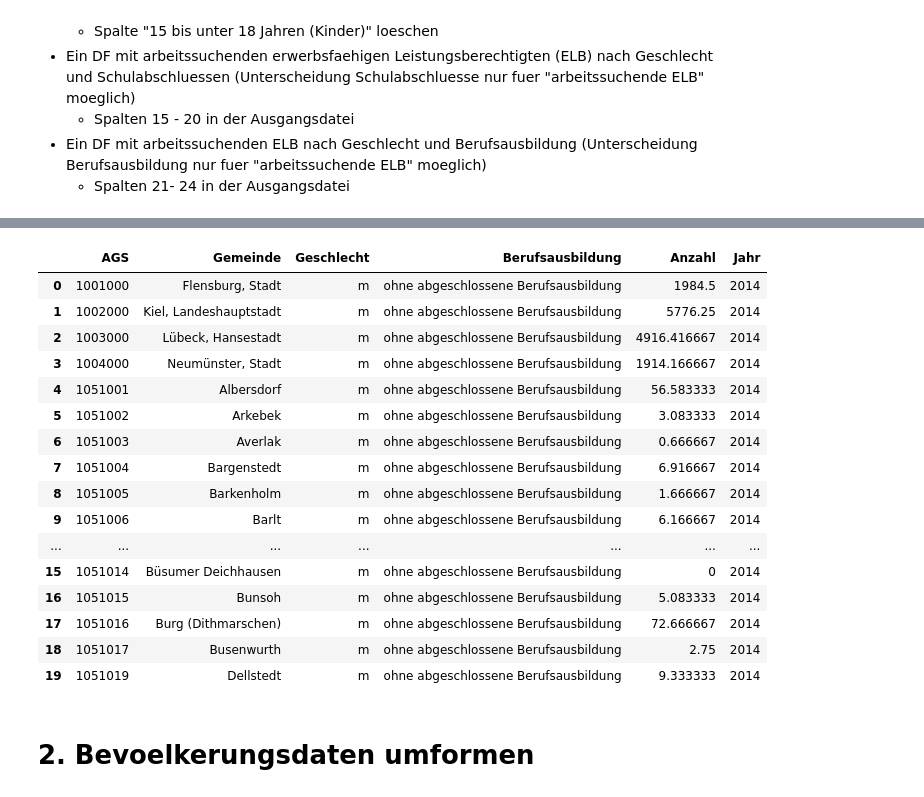
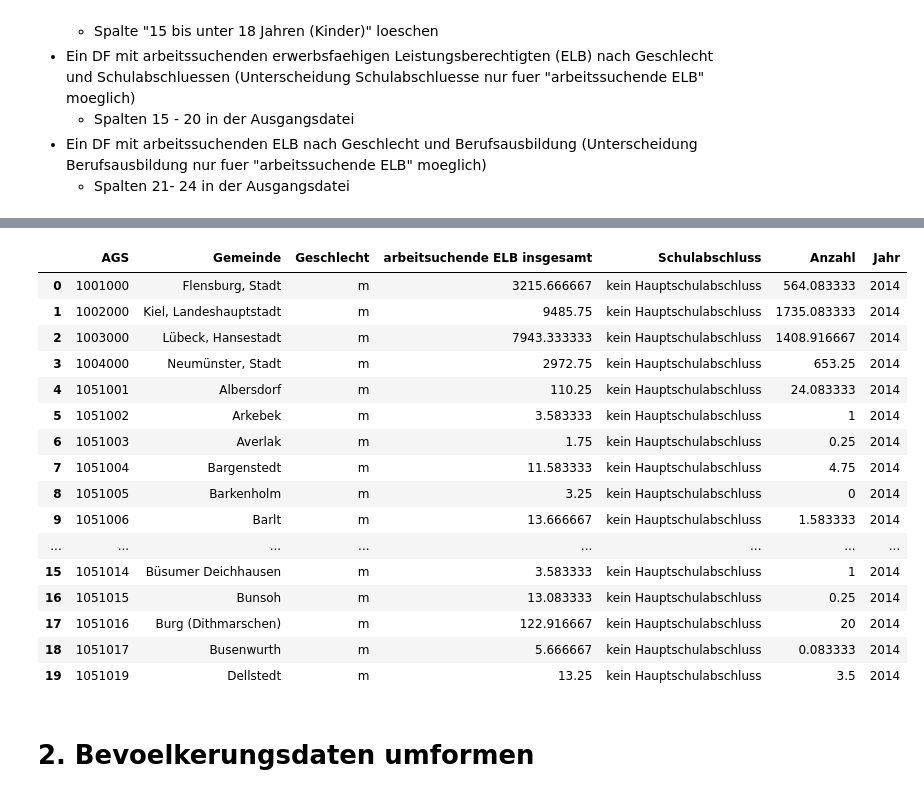
Before and after one commit to tobias-vetterle/mikrokosmos, a Jupyter notebook: aufbereitung_mikrokosmos.ipynb, the cells around one changed output, grey strips where cells are left out. Cells and saved outputs as stored; diff of their text form; code cells hidden in the pictures.

```diff
--- a/aufbereitung_mikrokosmos.ipynb
+++ b/aufbereitung_mikrokosmos.ipynb
@@ -222,15 +245,15 @@ def apply_transformation(df, year):
     LB_nach_Altersgruppen["Jahr"] = pd.to_numeric(LB_nach_Altersgruppen["Jahr"], downcast="integer")
 
     # gleicher Vorgang fuer arbeitssuchende ELB nach Schulabschluessen
-    ELB_arbeitssuchend_nach_Schulabschluessen = df.iloc[:, [14, 15, 16, 17, 18, 19, 24, 25, 26]].copy()
-    ELB_arbeitssuchend_nach_Schulabschluessen = pd.melt(ELB_arbeitssuchend_nach_Schulabschluessen, id_vars=['AGS', 'Gemeinde', 'Geschlecht'], value_vars=['kein Hauptschulabschluss', 'Hauptschulabschluss', 'mittlere Reife', 'Fachhochschule', 'Abitur/ Hochschulreife', 'keine Angabe'], var_name='Schulabschluss', value_name='Anzahl')
+    ELB_arbeitssuchend_nach_Schulabschluessen = df.iloc[:, [13, 14, 15, 16, 17, 18, 19, 24, 25, 26]].copy()
+    ELB_arbeitssuchend_nach_Schulabschluessen = pd.melt(ELB_arbeitssuchend_nach_Schulabschluessen, id_vars=['AGS', 'Gemeinde', 'Geschlecht', 'arbeitsuchende ELB insgesamt'], value_vars=['kein Hauptschulabschluss', 'Hauptschulabschluss', 'mittlere Reife', 'Fachhochschule', 'Abitur/ Hochschulreife', 'keine Angabe'], var_name='Schulabschluss', value_name='Anzahl')
     ELB_arbeitssuchend_nach_Schulabschluessen['Jahr'] = year
     ELB_arbeitssuchend_nach_Schulabschluessen["AGS"] = pd.to_numeric(ELB_arbeitssuchend_nach_Schulabschluessen["AGS"], downcast="integer")
     ELB_arbeitssuchend_nach_Schulabschluessen["Jahr"] = pd.to_numeric(ELB_arbeitssuchend_nach_Schulabschluessen["Jahr"], downcast="integer")
 
     # gleicher Vorgang fuer die ELB arbeitssuchend nach Berufsausbildung
-    ELB_arbeitssuchend_nach_Berufsausbildung = df.iloc[:, [20, 21, 22, 23, 24, 25, 26]].copy()
-    ELB_arbeitssuchend_nach_Berufsausbildung = pd.melt(ELB_arbeitssuchend_nach_Berufsausbildung, id_vars=['AGS', 'Gemeinde', 'Geschlecht'], value_vars=['ohne abgeschlossene Berufsausbildung', 'betriebliche/schulische Ausbildung', 'akademische Ausbildung', 'keine Angabe'], var_name='Berufsausbildung', value_name='Anzahl')
+    ELB_arbeitssuchend_nach_Berufsausbildung = df.iloc[:, [13, 20, 21, 22, 23, 24, 25, 26]].copy()
+    ELB_arbeitssuchend_nach_Berufsausbildung = pd.melt(ELB_arbeitssuchend_nach_Berufsausbildung, id_vars=['AGS', 'Gemeinde', 'Geschlecht', 'arbeitsuchende ELB insgesamt'], value_vars=['ohne abgeschlossene Berufsausbildung', 'betriebliche/schulische Ausbildung', 'akademische Ausbildung', 'keine Angabe'], var_name='Berufsausbildung', value_name='Anzahl')
     ELB_arbeitssuchend_nach_Berufsausbildung['Jahr'] = year
     ELB_arbeitssuchend_nach_Berufsausbildung["AGS"] = pd.to_numeric(ELB_arbeitssuchend_nach_Berufsausbildung["AGS"], downcast="integer")
     ELB_arbeitssuchend_nach_Berufsausbildung["Jahr"] = pd.to_numeric(ELB_arbeitssuchend_nach_Berufsausbildung["Jahr"], downcast="integer")
@@ -249,27 +272,25 @@ LB_nach_Altersgruppen_2020, ELB_arbeitssuchend_nach_Schulabschluessen_2020, ELB_
 LB_nach_Altersgruppen_2021, ELB_arbeitssuchend_nach_Schulabschluessen_2021, ELB_arbeitssuchend_nach_Berufsausbildung_2021 = apply_transformation(ba_2021_combined, 2021)
 # %%
 # Daten (Beispiel 2014) inspizieren
-LB_nach_Altersgruppen_2014.head(20)
 ELB_arbeitssuchend_nach_Schulabschluessen_2014.head(20)
-ELB_arbeitssuchend_nach_Berufsausbildung_2014.head(20)
 # %% [output]
-|  | AGS | Gemeinde | Geschlecht | Berufsausbildung | Anzahl | Jahr |
-| 0 | 1001000 | Flensburg, Stadt | m | ohne abgeschlossene Berufsausbildung | 1984.5 | 2014 |
-| 1 | 1002000 | Kiel, Landeshauptstadt | m | ohne abgeschlossene Berufsausbildung | 5776.25 | 2014 |
-| 2 | 1003000 | Lübeck, Hansestadt | m | ohne abgeschlossene Berufsausbildung | 4916.416667 | 2014 |
-| 3 | 1004000 | Neumünster, Stadt | m | ohne abgeschlossene Berufsausbildung | 1914.166667 | 2014 |
-| 4 | 1051001 | Albersdorf | m | ohne abgeschlossene Berufsausbildung | 56.583333 | 2014 |
-| 5 | 1051002 | Arkebek | m | ohne abgeschlossene Berufsausbildung | 3.083333 | 2014 |
-| 6 | 1051003 | Averlak | m | ohne abgeschlossene Berufsausbildung | 0.666667 | 2014 |
-| 7 | 1051004 | Bargenstedt | m | ohne abgeschlossene Berufsausbildung | 6.916667 | 2014 |
-| 8 | 1051005 | Barkenholm | m | ohne abgeschlossene Berufsausbildung | 1.666667 | 2014 |
-| 9 | 1051006 | Barlt | m | ohne abgeschlossene Berufsausbildung | 6.166667 | 2014 |
-| ... | ... | ... | ... | ... | ... | ... |
-| 15 | 1051014 | Büsumer Deichhausen | m | ohne abgeschlossene Berufsausbildung | 0 | 2014 |
-| 16 | 1051015 | Bunsoh | m | ohne abgeschlossene Berufsausbildung | 5.083333 | 2014 |
-| 17 | 1051016 | Burg (Dithmarschen) | m | ohne abgeschlossene Berufsausbildung | 72.666667 | 2014 |
-| 18 | 1051017 | Busenwurth | m | ohne abgeschlossene Berufsausbildung | 2.75 | 2014 |
-| 19 | 1051019 | Dellstedt | m | ohne abgeschlossene Berufsausbildung | 9.333333 | 2014 |
+|  | AGS | Gemeinde | Geschlecht | arbeitsuchende ELB insgesamt | Schulabschluss | Anzahl | Jahr |
+| 0 | 1001000 | Flensburg, Stadt | m | 3215.666667 | kein Hauptschulabschluss | 564.083333 | 2014 |
+| 1 | 1002000 | Kiel, Landeshauptstadt | m | 9485.75 | kein Hauptschulabschluss | 1735.083333 | 2014 |
+| 2 | 1003000 | Lübeck, Hansestadt | m | 7943.333333 | kein Hauptschulabschluss | 1408.916667 | 2014 |
+| 3 | 1004000 | Neumünster, Stadt | m | 2972.75 | kein Hauptschulabschluss | 653.25 | 2014 |
+| 4 | 1051001 | Albersdorf | m | 110.25 | kein Hauptschulabschluss | 24.083333 | 2014 |
+| 5 | 1051002 | Arkebek | m | 3.583333 | kein Hauptschulabschluss | 1 | 2014 |
+| 6 | 1051003 | Averlak | m | 1.75 | kein Hauptschulabschluss | 0.25 | 2014 |
+| 7 | 1051004 | Bargenstedt | m | 11.583333 | kein Hauptschulabschluss | 4.75 | 2014 |
+| 8 | 1051005 | Barkenholm | m | 3.25 | kein Hauptschulabschluss | 0 | 2014 |
+| 9 | 1051006 | Barlt | m | 13.666667 | kein Hauptschulabschluss | 1.583333 | 2014 |
+| ... | ... | ... | ... | ... | ... | ... | ... |
+| 15 | 1051014 | Büsumer Deichhausen | m | 3.583333 | kein Hauptschulabschluss | 1 | 2014 |
+| 16 | 1051015 | Bunsoh | m | 13.083333 | kein Hauptschulabschluss | 0.25 | 2014 |
+| 17 | 1051016 | Burg (Dithmarschen) | m | 122.916667 | kein Hauptschulabschluss | 20 | 2014 |
+| 18 | 1051017 | Busenwurth | m | 5.666667 | kein Hauptschulabschluss | 0.083333 | 2014 |
+| 19 | 1051019 | Dellstedt | m | 13.25 | kein Hauptschulabschluss | 3.5 | 2014 |
 # %% [markdown]
 # 2. Bevoelkerungsdaten umformen
 # %%
```
Also changed, not shown: parts of 31 cells of this notebook.
